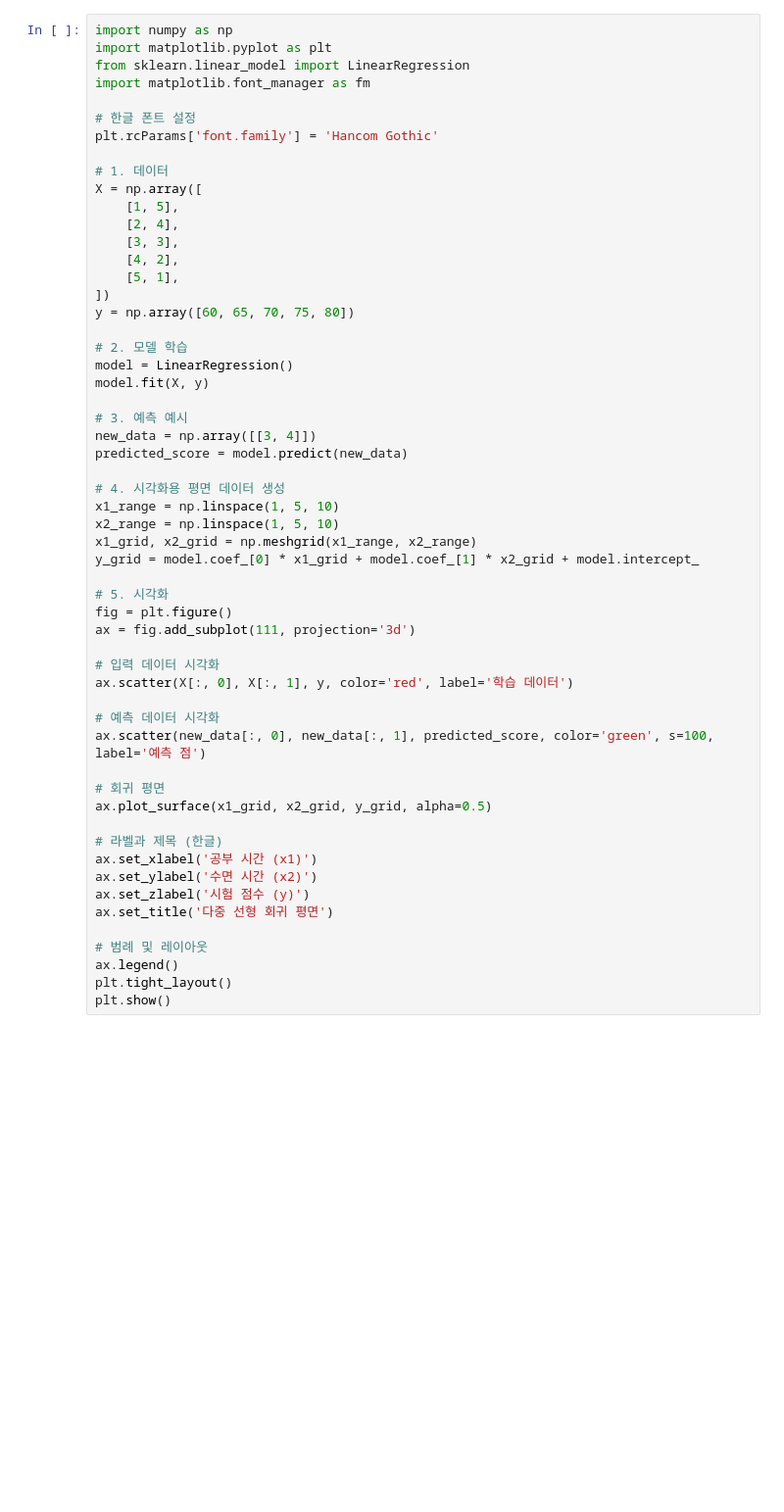
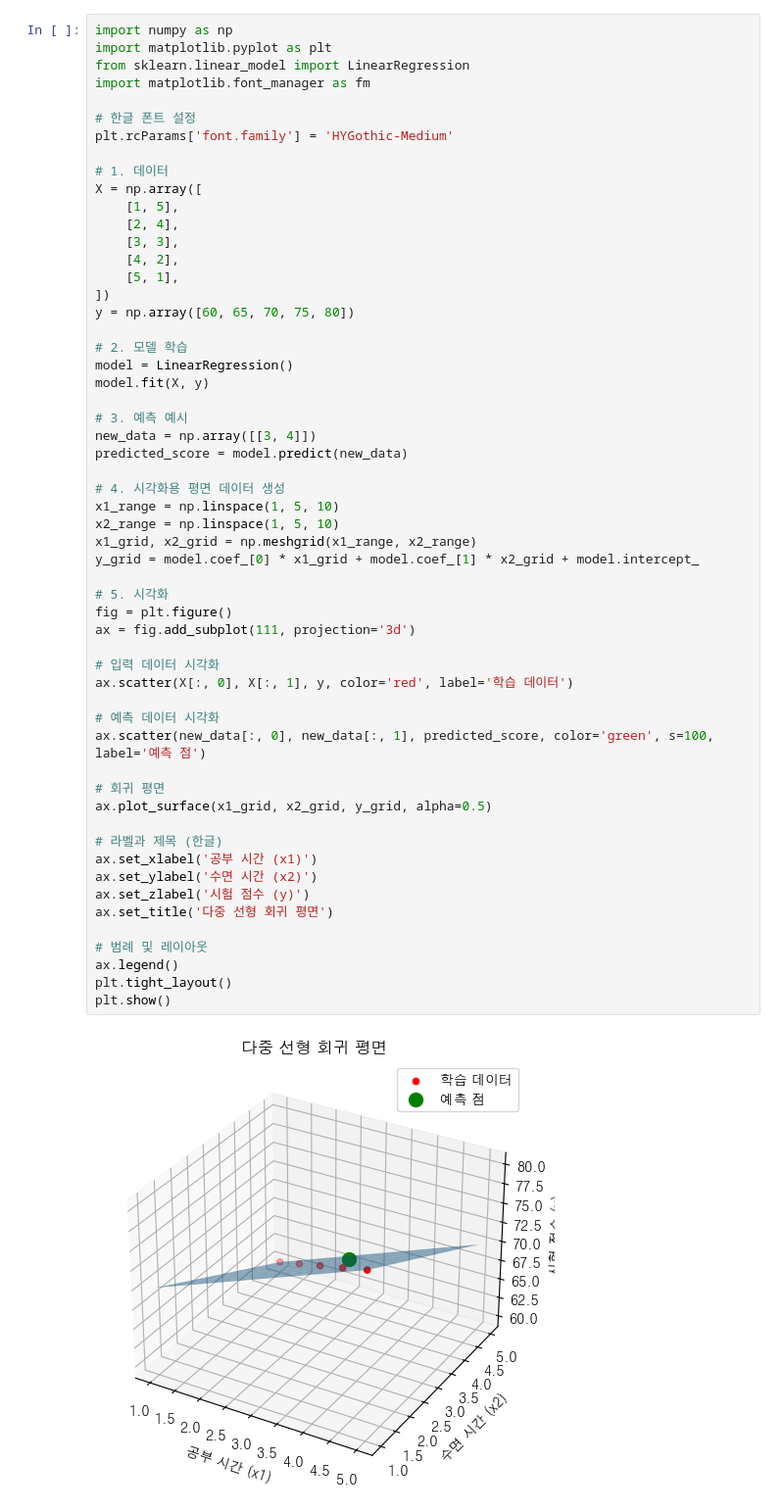
Before and after one commit to sasiljangnan2/hansung-2025-2-tesk, a Jupyter notebook: 빅데이터/빅데이터기초 22_다중 선형회귀분석_실습파일/MultipleLinearRegression3.ipynb, the cells around one changed output. Shown at 98% size. Saved outputs shown, nothing was run; the diff lists cells and outputs as text; blank space fills up the shorter version.

```diff
--- a/빅데이터/빅데이터기초 22_다중 선형회귀분석_실습파일/MultipleLinearRegression3.ipynb
+++ b/빅데이터/빅데이터기초 22_다중 선형회귀분석_실습파일/MultipleLinearRegression3.ipynb
@@ -5,7 +5,7 @@ from sklearn.linear_model import LinearRegression
 import matplotlib.font_manager as fm
 
 # 한글 폰트 설정
-plt.rcParams['font.family'] = 'Hancom Gothic'
+plt.rcParams['font.family'] = 'HYGothic-Medium'
 
 # 1. 데이터
 X = np.array([
@@ -27,30 +27,32 @@ predicted_score = model.predict(new_data)
 
 # 4. 시각화용 평면 데이터 생성
 x1_range = np.linspace(1, 5, 10)
 x2_range = np.linspace(1, 5, 10)
 x1_grid, x2_grid = np.meshgrid(x1_range, x2_range)
 y_grid = model.coef_[0] * x1_grid + model.coef_[1] * x2_grid + model.intercept_
 
 # 5. 시각화
 fig = plt.figure()
 ax = fig.add_subplot(111, projection='3d')
 
 # 입력 데이터 시각화
 ax.scatter(X[:, 0], X[:, 1], y, color='red', label='학습 데이터')
 
 # 예측 데이터 시각화
 ax.scatter(new_data[:, 0], new_data[:, 1], predicted_score, color='green', s=100, label='예측 점')
 
 # 회귀 평면
 ax.plot_surface(x1_grid, x2_grid, y_grid, alpha=0.5)
 
 # 라벨과 제목 (한글)
 ax.set_xlabel('공부 시간 (x1)')
 ax.set_ylabel('수면 시간 (x2)')
 ax.set_zlabel('시험 점수 (y)')
 ax.set_title('다중 선형 회귀 평면')
 
 # 범례 및 레이아웃
 ax.legend()
 plt.tight_layout()
 plt.show()
+# %% [output]
+[figure, added]
```
Also changed, not shown: 4 other files.
